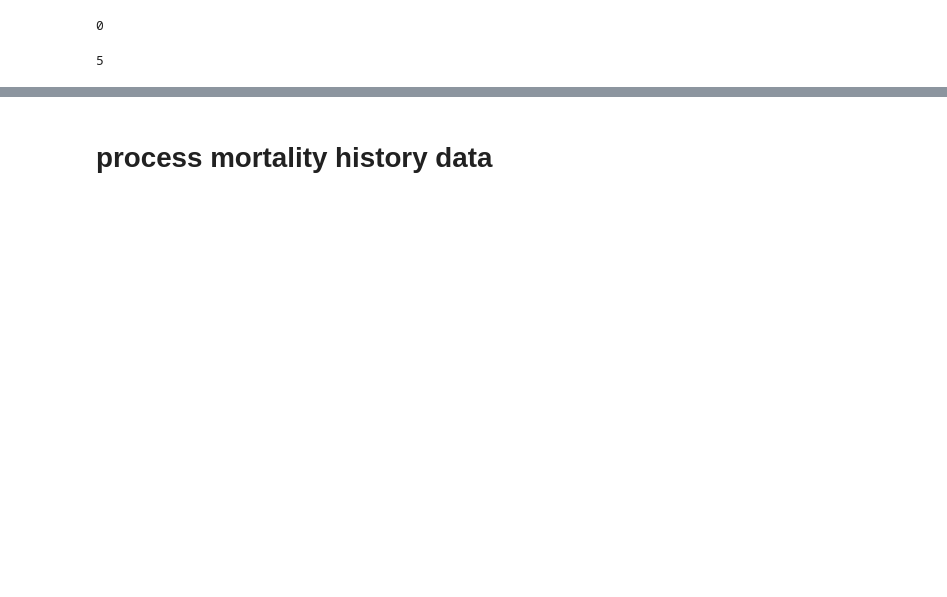
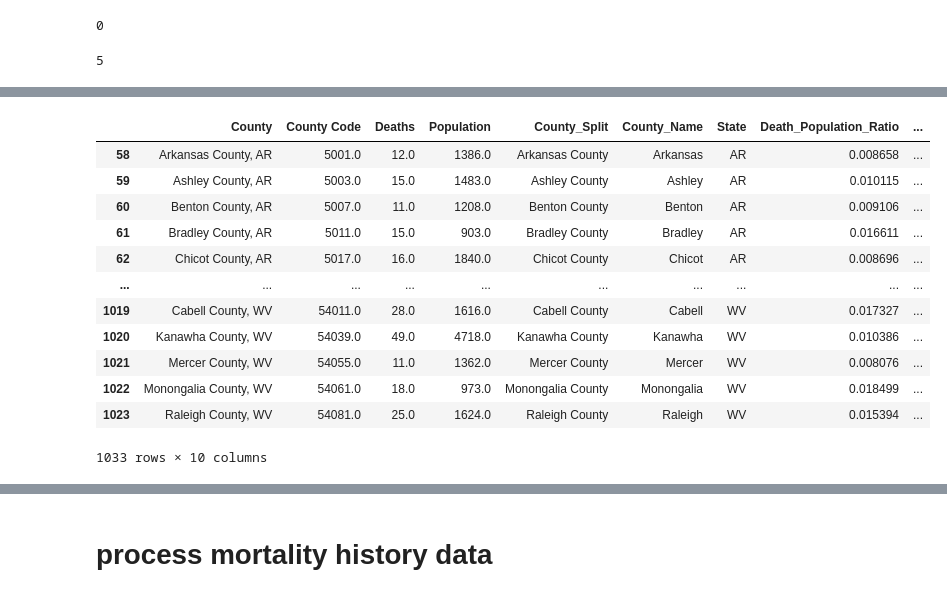
Before and after one commit to franklinyang/hds_fy_kh, a Jupyter notebook: notebooks/EDA.ipynb, the cells around one changed output, grey strips where cells are left out. Saved outputs shown, nothing was run; the diff lists cells and outputs as text; code cells hidden in the pictures; blank space fills up the shorter version.

```diff
--- a/notebooks/EDA.ipynb
+++ b/notebooks/EDA.ipynb
@@ -268,6 +272,22 @@ df_black_infant_top10 = df_black_infant_mortality[df_black_infant_mortality.Stat
 df_black_infant_bottom10 = df_black_infant_mortality[df_black_infant_mortality.State.isin(bottom10_states)]
 # %%
 df_black_infant_general = df_black_infant_mortality[~df_black_infant_mortality.County.isin(df_black_infant_top10.County.values)]
+# %%
+df_sundown_mortality_black_infant
+# %% [output]
+|  | County | County Code | Deaths | Population | County_Split | County_Name | State | Death_Population_Ratio | ... |
+| 58 | Arkansas County, AR | 5001.0 | 12.0 | 1386.0 | Arkansas County | Arkansas | AR | 0.008658 | ... |
+| 59 | Ashley County, AR | 5003.0 | 15.0 | 1483.0 | Ashley County | Ashley | AR | 0.010115 | ... |
+| 60 | Benton County, AR | 5007.0 | 11.0 | 1208.0 | Benton County | Benton | AR | 0.009106 | ... |
+| 61 | Bradley County, AR | 5011.0 | 15.0 | 903.0 | Bradley County | Bradley | AR | 0.016611 | ... |
+| 62 | Chicot County, AR | 5017.0 | 16.0 | 1840.0 | Chicot County | Chicot | AR | 0.008696 | ... |
+| ... | ... | ... | ... | ... | ... | ... | ... | ... | ... |
+| 1019 | Cabell County, WV | 54011.0 | 28.0 | 1616.0 | Cabell County | Cabell | WV | 0.017327 | ... |
+| 1020 | Kanawha County, WV | 54039.0 | 49.0 | 4718.0 | Kanawha County | Kanawha | WV | 0.010386 | ... |
+| 1021 | Mercer County, WV | 54055.0 | 11.0 | 1362.0 | Mercer County | Mercer | WV | 0.008076 | ... |
+| 1022 | Monongalia County, WV | 54061.0 | 18.0 | 973.0 | Monongalia County | Monongalia | WV | 0.018499 | ... |
+| 1023 | Raleigh County, WV | 54081.0 | 25.0 | 1624.0 | Raleigh County | Raleigh | WV | 0.015394 | ... |
+1033 rows × 10 columns
 # %%
 df_black_infant_top10['Sundown_Status'] = 'Yes'
 df_black_infant_general['Sundown_Status'] = 'No'
```
Also changed, not shown: parts of 26 cells of this notebook, 6 other files.
